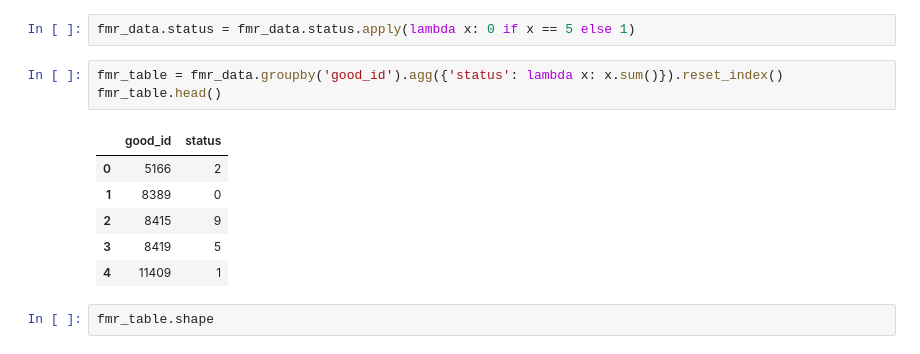
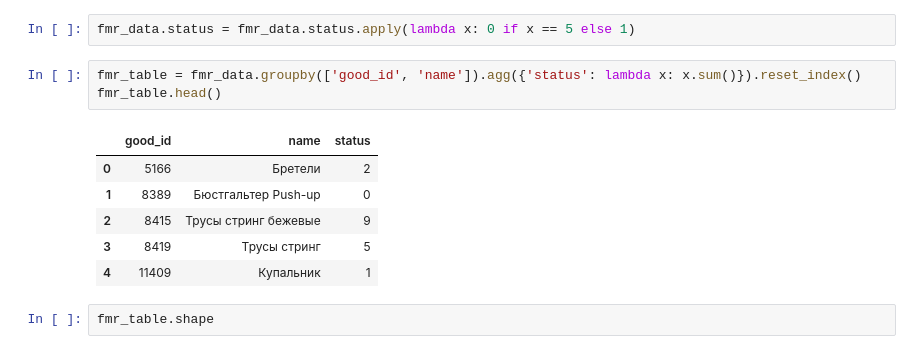
Before and after one commit to alekseisolovev/statistics, a Jupyter notebook: 2nova_eda_rfm_fmr_analysis.ipynb, the cells around one changed output. Drawn from its saved outputs; the diff is of its cells as text.

```diff
--- a/2nova_eda_rfm_fmr_analysis.ipynb
+++ b/2nova_eda_rfm_fmr_analysis.ipynb
@@ -428,15 +430,15 @@ Size of the data set: 661422 rows and 16 columns
 # %%
 fmr_data.status = fmr_data.status.apply(lambda x: 0 if x == 5 else 1)
 # %%
-fmr_table = fmr_data.groupby('good_id').agg({'status': lambda x: x.sum()}).reset_index()
+fmr_table = fmr_data.groupby(['good_id', 'name']).agg({'status': lambda x: x.sum()}).reset_index()
 fmr_table.head()
 # %% [output]
-|  | good_id | status |
-| 0 | 5166 | 2 |
-| 1 | 8389 | 0 |
-| 2 | 8415 | 9 |
-| 3 | 8419 | 5 |
-| 4 | 11409 | 1 |
+|  | good_id | name | status |
+| 0 | 5166 | Бретели | 2 |
+| 1 | 8389 | Бюстгальтер Push-up | 0 |
+| 2 | 8415 | Трусы стринг бежевые | 9 |
+| 3 | 8419 | Трусы стринг | 5 |
+| 4 | 11409 | Купальник | 1 |
 # %%
 fmr_table.shape
 # %% [output]
```
Also changed, not shown: parts of 11 cells of this notebook.
